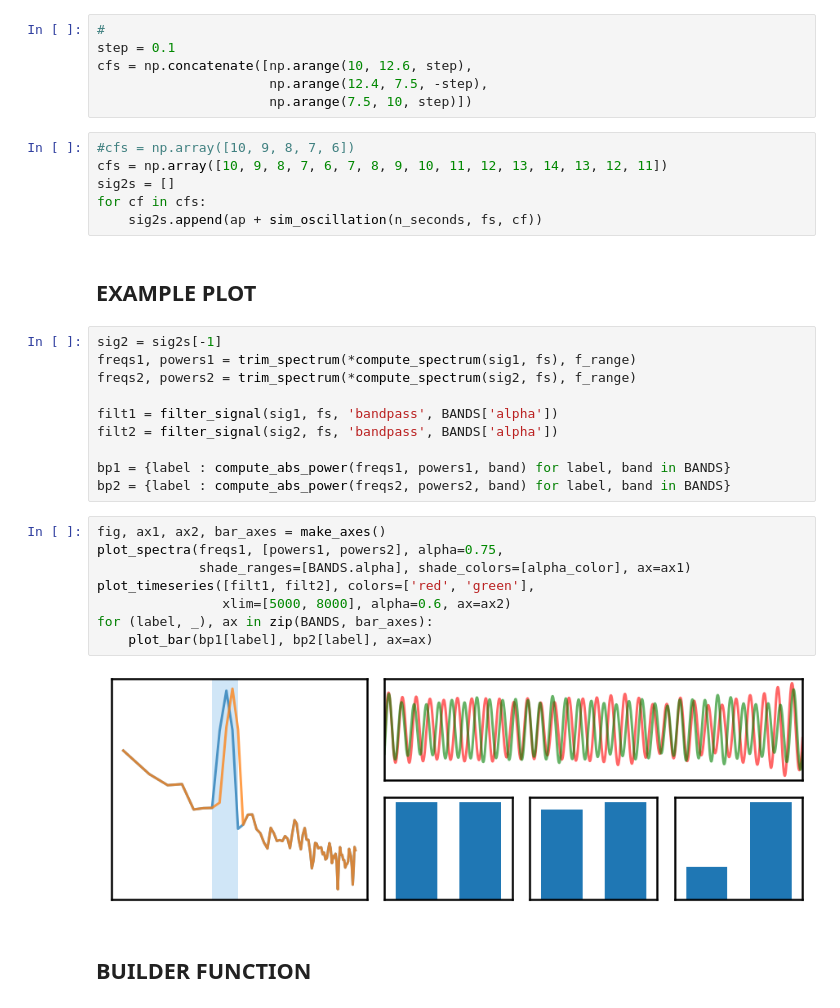
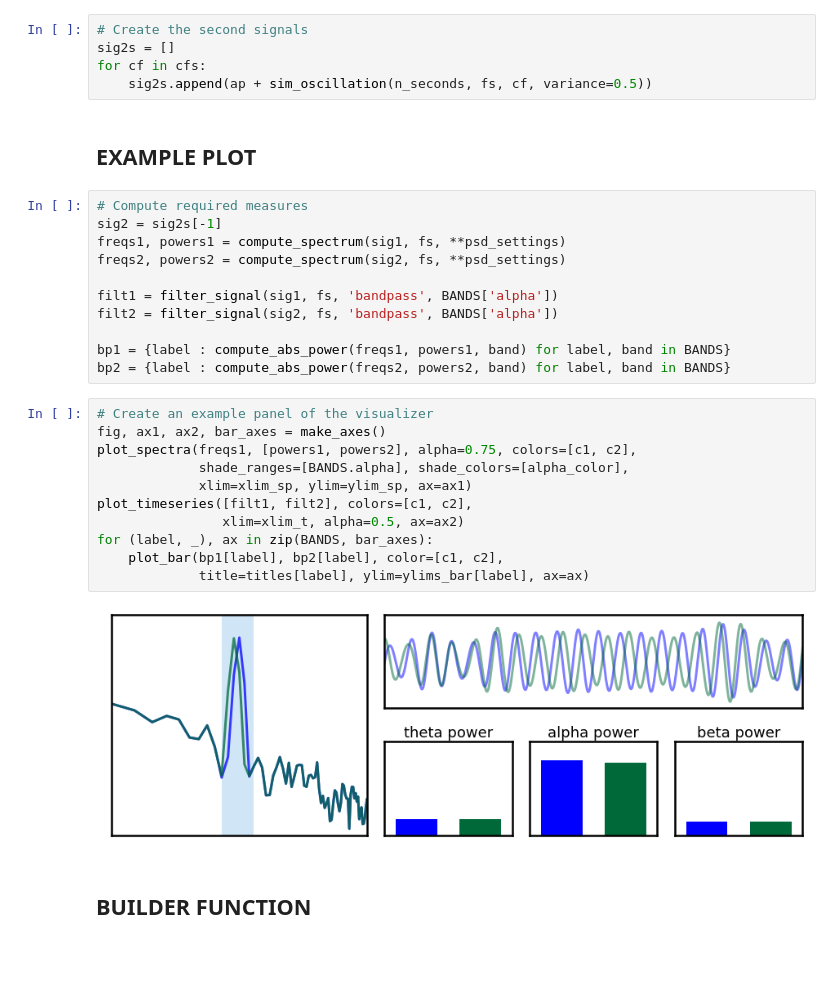
Before and after one commit to OscillationMethods/Visualizers, a Jupyter notebook: f2.ipynb, the cells around one changed output. Saved outputs shown, nothing was run; the diff lists cells and outputs as text; blank space fills up the shorter version.

```diff
--- a/f2.ipynb
+++ b/f2.ipynb
@@ -68,21 +87,15 @@ sig1 = ap + osc1
-# %%
-#
-step = 0.1
-cfs = np.concatenate([np.arange(10, 12.6, step),
-                      np.arange(12.4, 7.5, -step),
-                      np.arange(7.5, 10, step)])
-# %%
-#cfs = np.array([10, 9, 8, 7, 6])
-cfs = np.array([10, 9, 8, 7, 6, 7, 8, 9, 10, 11, 12, 13, 14, 13, 12, 11])
-sig2s = []
-for cf in cfs:
-    sig2s.append(ap + sim_oscillation(n_seconds, fs, cf))
+# %%
+# Create the second signals
+sig2s = []
+for cf in cfs:
+    sig2s.append(ap + sim_oscillation(n_seconds, fs, cf, variance=0.5))
 # %% [markdown]
 ## EXAMPLE PLOT
 # %%
+# Compute required measures
 sig2 = sig2s[-1]
-freqs1, powers1 = trim_spectrum(*compute_spectrum(sig1, fs), f_range)
-freqs2, powers2 = trim_spectrum(*compute_spectrum(sig2, fs), f_range)
+freqs1, powers1 = compute_spectrum(sig1, fs, **psd_settings)
+freqs2, powers2 = compute_spectrum(sig2, fs, **psd_settings)
 
 filt1 = filter_signal(sig1, fs, 'bandpass', BANDS['alpha'])
 filt2 = filter_signal(sig2, fs, 'bandpass', BANDS['alpha'])
@@ -90,15 +103,18 @@ filt2 = filter_signal(sig2, fs, 'bandpass', BANDS['alpha'])
 bp1 = {label : compute_abs_power(freqs1, powers1, band) for label, band in BANDS}
 bp2 = {label : compute_abs_power(freqs2, powers2, band) for label, band in BANDS}
 # %%
+# Create an example panel of the visualizer
 fig, ax1, ax2, bar_axes = make_axes()
-plot_spectra(freqs1, [powers1, powers2], alpha=0.75,
-             shade_ranges=[BANDS.alpha], shade_colors=[alpha_color], ax=ax1)
-plot_timeseries([filt1, filt2], colors=['red', 'green'],
-                xlim=[5000, 8000], alpha=0.6, ax=ax2)
+plot_spectra(freqs1, [powers1, powers2], alpha=0.75, colors=[c1, c2],
+             shade_ranges=[BANDS.alpha], shade_colors=[alpha_color],
+             xlim=xlim_sp, ylim=ylim_sp, ax=ax1)
+plot_timeseries([filt1, filt2], colors=[c1, c2],
+                xlim=xlim_t, alpha=0.5, ax=ax2)
 for (label, _), ax in zip(BANDS, bar_axes):
-    plot_bar(bp1[label], bp2[label], ax=ax)
+    plot_bar(bp1[label], bp2[label], color=[c1, c2],
+             title=titles[label], ylim=ylims_bar[label], ax=ax)
 # %% [output]
-[figure, old version]
+[figure, new version]
 # %% [markdown]
 ## BUILDER FUNCTION
 # %%
```
Also changed, not shown: parts of 13 cells of this notebook, 3 other files.
